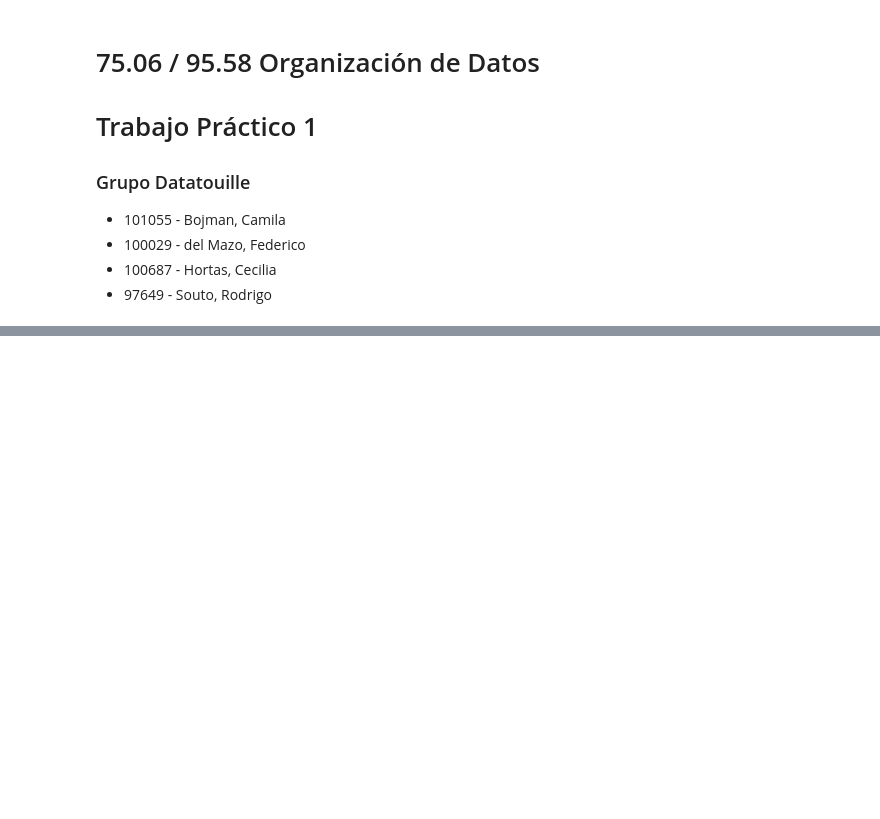
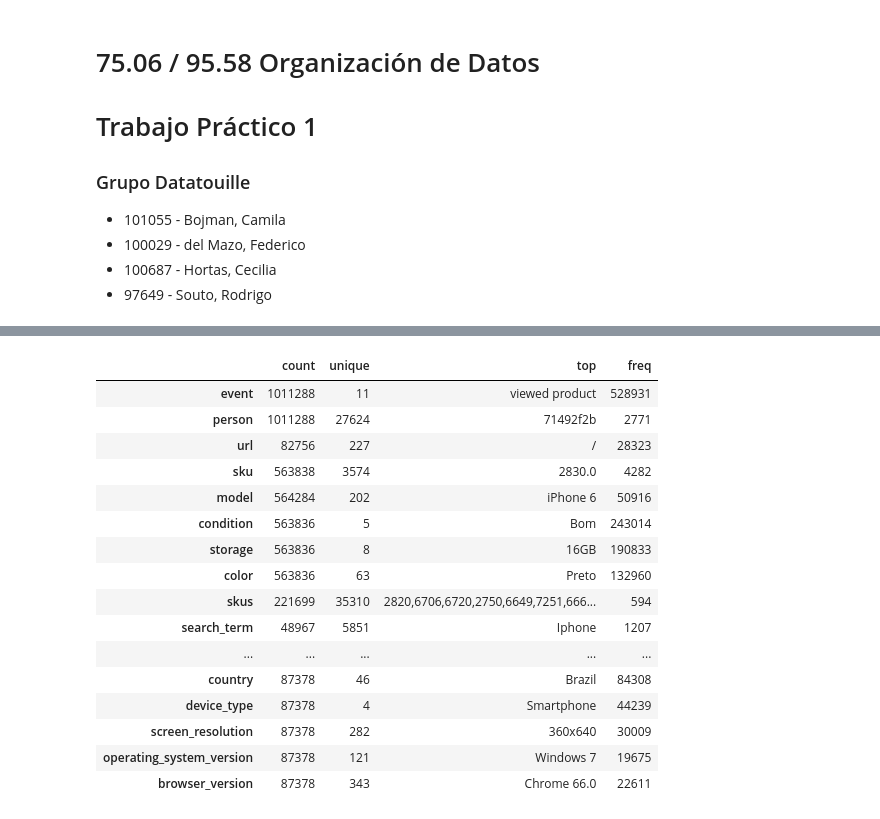
Before and after one commit to FdelMazo/7506-Datos, a Jupyter notebook: TP1/TP1.ipynb, the cells around one changed output, grey strips where cells are left out. Cells and saved outputs as stored; diff of their text form; code cells hidden in the pictures; blank space fills up the shorter version.

```diff
--- a/TP1/TP1.ipynb
+++ b/TP1/TP1.ipynb
@@ -67,3 +78,23 @@ Name: event, dtype: int64
+# %%
+df.describe().T
+# %% [output]
+|  | count | unique | top | freq |
+| event | 1011288 | 11 | viewed product | 528931 |
+| person | 1011288 | 27624 | 71492f2b | 2771 |
+| url | 82756 | 227 | / | 28323 |
+| sku | 563838 | 3574 | 2830.0 | 4282 |
+| model | 564284 | 202 | iPhone 6 | 50916 |
+| condition | 563836 | 5 | Bom | 243014 |
+| storage | 563836 | 8 | 16GB | 190833 |
+| color | 563836 | 63 | Preto | 132960 |
+| skus | 221699 | 35310 | 2820,6706,6720,2750,6649,7251,666... | 594 |
+| search_term | 48967 | 5851 | Iphone | 1207 |
+| ... | ... | ... | ... | ... |
+| country | 87378 | 46 | Brazil | 84308 |
+| device_type | 87378 | 4 | Smartphone | 44239 |
+| screen_resolution | 87378 | 282 | 360x640 | 30009 |
+| operating_system_version | 87378 | 121 | Windows 7 | 19675 |
+| browser_version | 87378 | 343 | Chrome 66.0 | 22611 |
 # %%
 df.isnull().sum()
 # %% [output]
```
Also changed, not shown: parts of 15 cells of this notebook, 2 other files.
